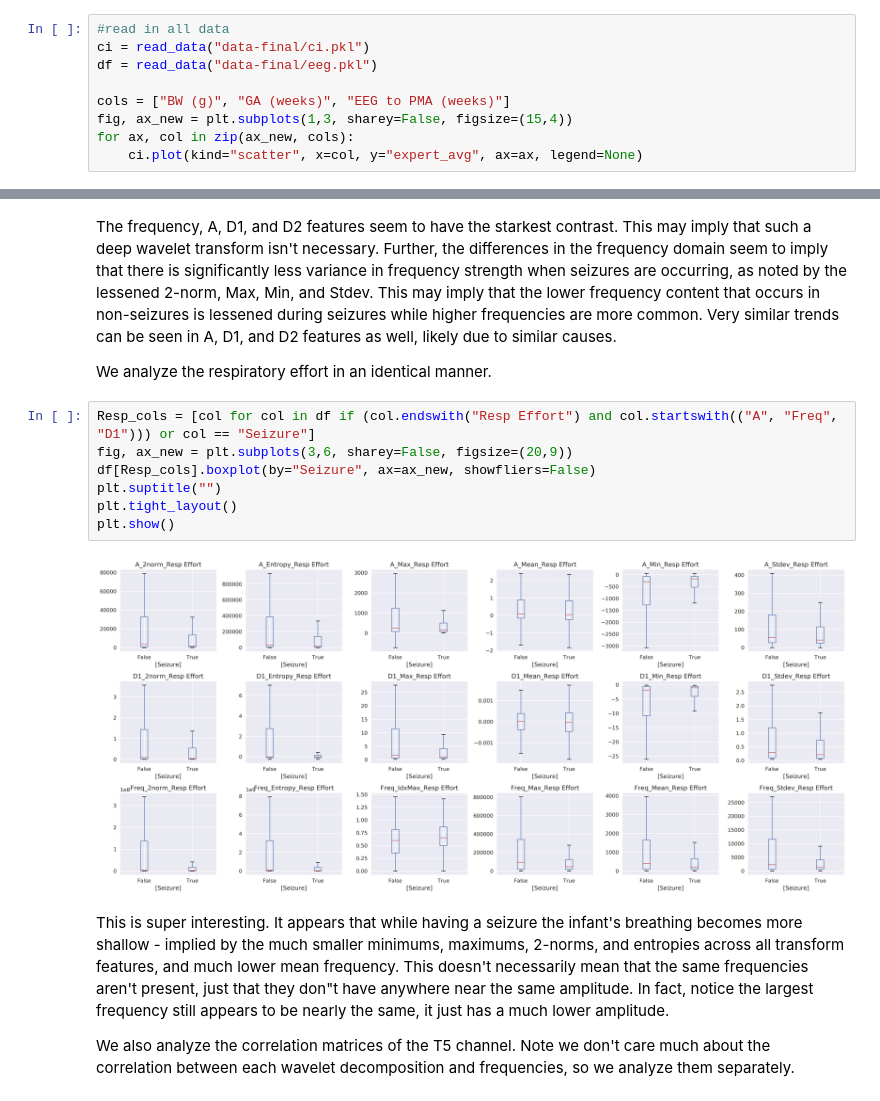
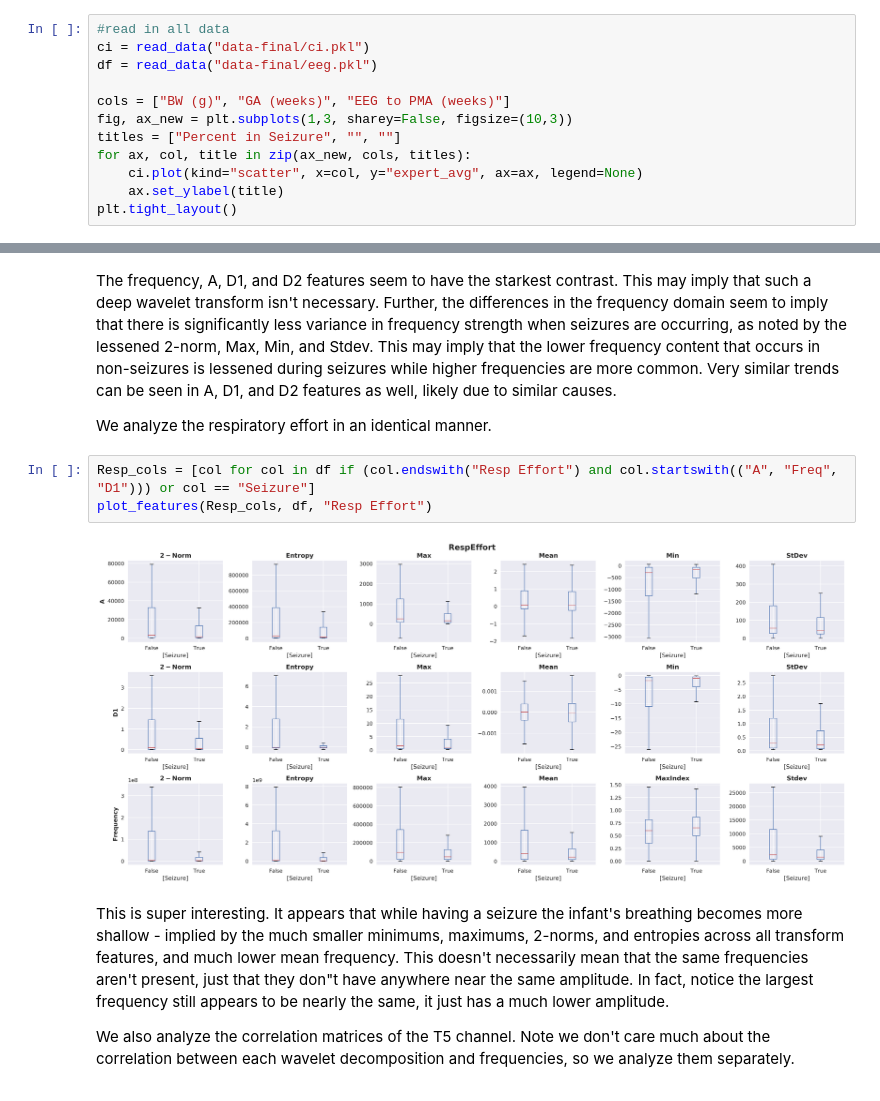
Before and after one commit to contagon/nicu-eeg-dataproject, a Jupyter notebook: main.ipynb, the cells around one changed output, grey strips where cells are left out. Drawn from its saved outputs; the diff is of its cells as text.

```diff
--- a/main.ipynb
+++ b/main.ipynb
@@ -343,7 +342,10 @@ ci = read_data("data-final/ci.pkl")
 df = read_data("data-final/eeg.pkl")
 
 cols = ["BW (g)", "GA (weeks)", "EEG to PMA (weeks)"]
-fig, ax_new = plt.subplots(1,3, sharey=False, figsize=(15,4))
-for ax, col in zip(ax_new, cols):
+fig, ax_new = plt.subplots(1,3, sharey=False, figsize=(10,3))
+titles = ["Percent in Seizure", "", ""]
+for ax, col, title in zip(ax_new, cols, titles):
     ci.plot(kind="scatter", x=col, y="expert_avg", ax=ax, legend=None)
+    ax.set_ylabel(title)
+plt.tight_layout()
 # %% [output]
@@ -381,13 +382,9 @@ The frequency, A, D1, and D2 features seem to have the starkest contrast. This m
 We analyze the respiratory effort in an identical manner.
 # %%
 Resp_cols = [col for col in df if (col.endswith("Resp Effort") and col.startswith(("A", "Freq", "D1"))) or col == "Seizure"]
-fig, ax_new = plt.subplots(3,6, sharey=False, figsize=(20,9))
-df[Resp_cols].boxplot(by="Seizure", ax=ax_new, showfliers=False)
-plt.suptitle("")
-plt.tight_layout()
-plt.show()
+plot_features(Resp_cols, df, "Resp Effort")
 # %% [output]
-[figure, old version]
+[figure, new version]
 # %% [markdown]
 This is super interesting. It appears that while having a seizure the infant's breathing becomes more shallow - implied by the much smaller minimums, maximums, 2-norms, and entropies across all transform features, and much lower mean frequency. This doesn't necessarily mean that the same frequencies aren't present, just that they don"t have anywhere near the same amplitude. In fact, notice the largest frequency still appears to be nearly the same, it just has a much lower amplitude.
 
```
Also changed, not shown: parts of 10 cells of this notebook, 1 other file.
